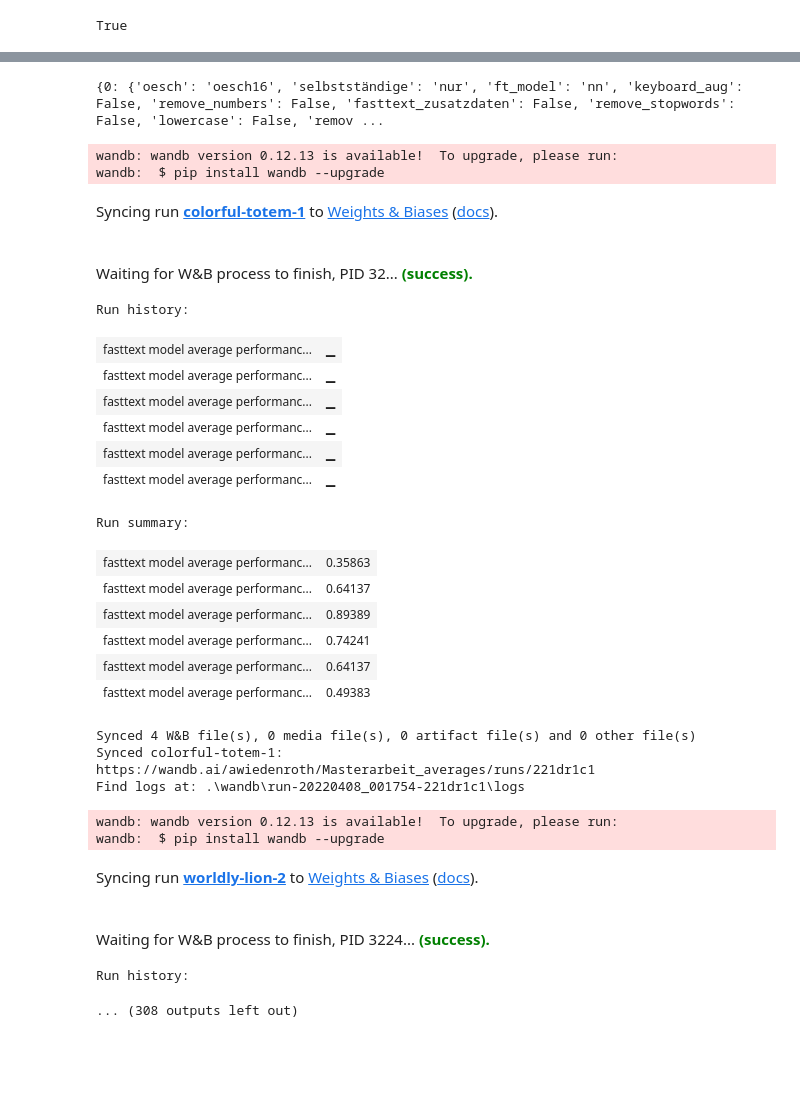
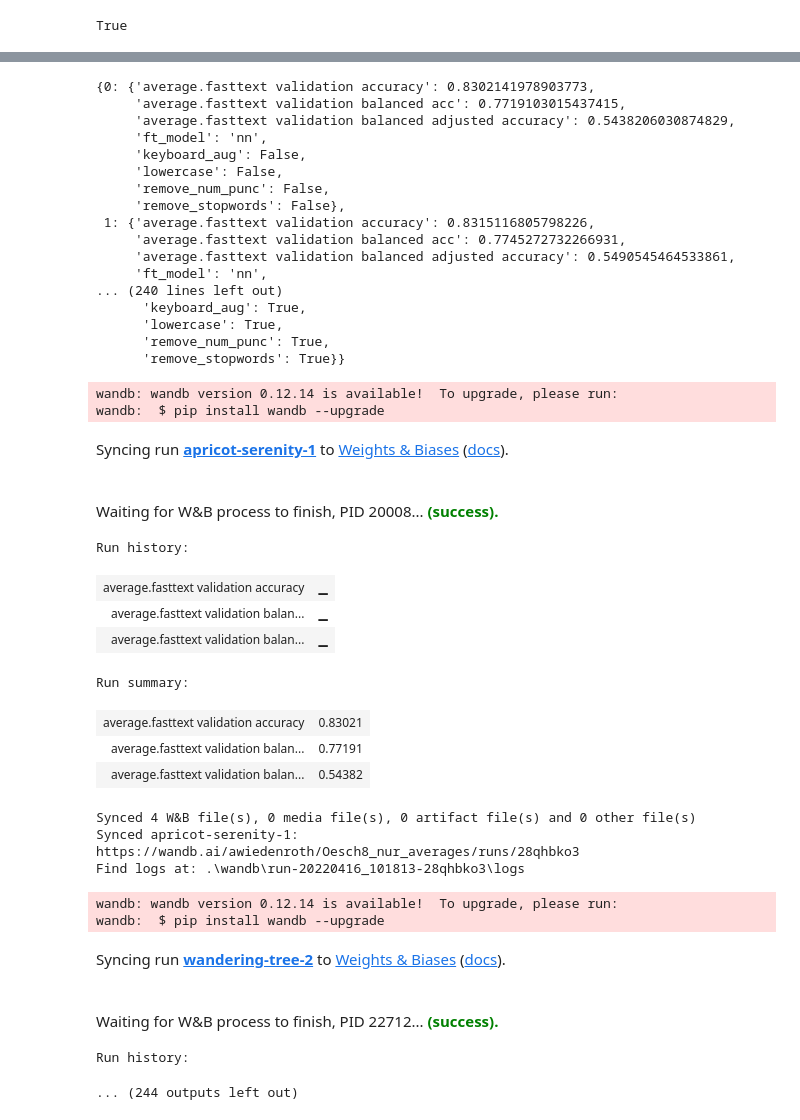
Before and after one commit to awiedenroth/MasterThesisExperiments, a Jupyter notebook: Analyse/Averager.ipynb, the cells around one changed output, grey strips where cells are left out. Saved outputs shown, nothing was run; the diff lists cells and outputs as text; code cells hidden in the pictures; blank space fills up the shorter version.

```diff
--- a/Analyse/Averager.ipynb
+++ b/Analyse/Averager.ipynb
@@ -12,6 +12,6 @@ import nltk
 from pathlib import Path
 import dtale
 # %%
-df = pd.read_csv("./full_dataset.csv",  sep = ",")
+df = pd.read_csv("./oesch_8_nur.csv",  sep = ",")
 df.head()
 # %% [output]
@@ -75,57 +28,66 @@ Name: fasttext model average performance.fasttext validation accuracy, dtype: in
-# %%
-print(a)
-# %% [output]
-{0: {'oesch': 'oesch16', 'selbstständige': 'nur', 'ft_model': 'nn', 'keyboard_aug': False, 'remove_numbers': False, 'fasttext_zusatzdaten': False, 'remove_stopwords': False, 'lowercase': False, 'remov ...
+# %%
+import pprint
+pprint.pprint(a)
+# %% [output]
+{0: {'average.fasttext validation accuracy': 0.8302141978903773,
+     'average.fasttext validation balanced acc': 0.7719103015437415,
+     'average.fasttext validation balanced adjusted accuracy': 0.5438206030874829,
+     'ft_model': 'nn',
+     'keyboard_aug': False,
+     'lowercase': False,
+     'remove_num_punc': False,
+     'remove_stopwords': False},
+ 1: {'average.fasttext validation accuracy': 0.8315116805798226,
+     'average.fasttext validation balanced acc': 0.7745272732266931,
+     'average.fasttext validation balanced adjusted accuracy': 0.5490545464533861,
+     'ft_model': 'nn',
+... (240 lines left out)
+      'keyboard_aug': True,
+      'lowercase': True,
+      'remove_num_punc': True,
+      'remove_stopwords': True}}
 # %%
-a = df.groupby(["oesch", "selbstständige", "ft_model","keyboard_aug", "remove_numbers", "fasttext_zusatzdaten", "remove_stopwords", "lowercase", "remove_punctuation"],
-              as_index= False)[["fasttext model average performance.fasttext validation accuracy", "fasttext model average performance.fasttext validation balanced acc",
-                               "fasttext model average performance.fasttext micro-f1 score", "fasttext model average performance.fasttext hamming loss",
-                                "fasttext model average performance.fasttext train accuracy", "fasttext model average performance.fasttext train balanced acc"]].mean().to_dict(orient= "index")
+a = df.groupby(["ft_model","keyboard_aug", "remove_num_punc", "remove_stopwords", "lowercase"],
+              as_index= False)[["average.fasttext validation accuracy", "average.fasttext validation balanced acc", "average.fasttext validation balanced adjusted accuracy"
+                               ]].mean().to_dict(orient= "index")
 
-config = ['oesch', 'selbstständige','ft_model', 'keyboard_aug', 'remove_numbers', 'fasttext_zusatzdaten', 'remove_stopwords', 'lowercase', 'remove_punctuation']
-results = ['fasttext model average performance.fasttext validation accuracy', 'fasttext model average performance.fasttext validation balanced acc', 'fasttext model average performance.fasttext micro-f1 score',
-                'fasttext model average performance.fasttext hamming loss', 'fasttext model average performance.fasttext train accuracy', 'fasttext model average performance.fasttext train balanced acc']
+config = ['ft_model', 'keyboard_aug', 'remove_num_punc', 'remove_stopwords', 'lowercase']
+results = ["average.fasttext validation accuracy", "average.fasttext validation balanced acc", "average.fasttext validation balanced adjusted accuracy"]
 
 
 for x,y in a.items():
 
     conf={}
     metr={}
     for k,v in y.items():
         if k in config:
             conf[k] = v
         if k in results:
             metr[k] = v
-    run = wandb.init(project="Masterarbeit_averages", entity="awiedenroth", config=conf)
+    run = wandb.init(project="Oesch8_nur_averages", entity="awiedenroth", config=conf)
     wandb.log(metr)
     run.finish()
     #print(conf)
     #print(metr)
 # %% [output]
-wandb: wandb version 0.12.13 is available!  To upgrade, please run:
+wandb: wandb version 0.12.14 is available!  To upgrade, please run:
 wandb:  $ pip install wandb --upgrade
-Syncing run colorful-totem-1 to Weights & Biases (docs).
+Syncing run apricot-serenity-1 to Weights & Biases (docs).
-Waiting for W&B process to finish, PID 32... (success).
+Waiting for W&B process to finish, PID 20008... (success).
 Run history:
-| fasttext model average performanc... | ▁ |
-| fasttext model average performanc... | ▁ |
-| fasttext model average performanc... | ▁ |
-| fasttext model average performanc... | ▁ |
-| fasttext model average performanc... | ▁ |
-| fasttext model average performanc... | ▁ |
+| average.fasttext validation accuracy | ▁ |
+| average.fasttext validation balan... | ▁ |
+| average.fasttext validation balan... | ▁ |
 Run summary:
-| fasttext model average performanc... | 0.35863 |
-| fasttext model average performanc... | 0.64137 |
-| fasttext model average performanc... | 0.89389 |
-| fasttext model average performanc... | 0.74241 |
-| fasttext model average performanc... | 0.64137 |
-| fasttext model average performanc... | 0.49383 |
+| average.fasttext validation accuracy | 0.83021 |
+| average.fasttext validation balan... | 0.77191 |
+| average.fasttext validation balan... | 0.54382 |
 Synced 4 W&B file(s), 0 media file(s), 0 artifact file(s) and 0 other file(s)
-Synced colorful-totem-1: https://wandb.ai/awiedenroth/Masterarbeit_averages/runs/221dr1c1
-Find logs at: .\wandb\run-20220408_001754-221dr1c1\logs
+Synced apricot-serenity-1: https://wandb.ai/awiedenroth/Oesch8_nur_averages/runs/28qhbko3
+Find logs at: .\wandb\run-20220416_101813-28qhbko3\logs
-wandb: wandb version 0.12.13 is available!  To upgrade, please run:
+wandb: wandb version 0.12.14 is available!  To upgrade, please run:
 wandb:  $ pip install wandb --upgrade
-Syncing run worldly-lion-2 to Weights & Biases (docs).
+Syncing run wandering-tree-2 to Weights & Biases (docs).
-Waiting for W&B process to finish, PID 3224... (success).
+Waiting for W&B process to finish, PID 22712... (success).
 Run history:
-... (308 outputs left out)
+... (244 outputs left out)
```
Also changed, not shown: parts of 8 cells of this notebook, 4 other files.
